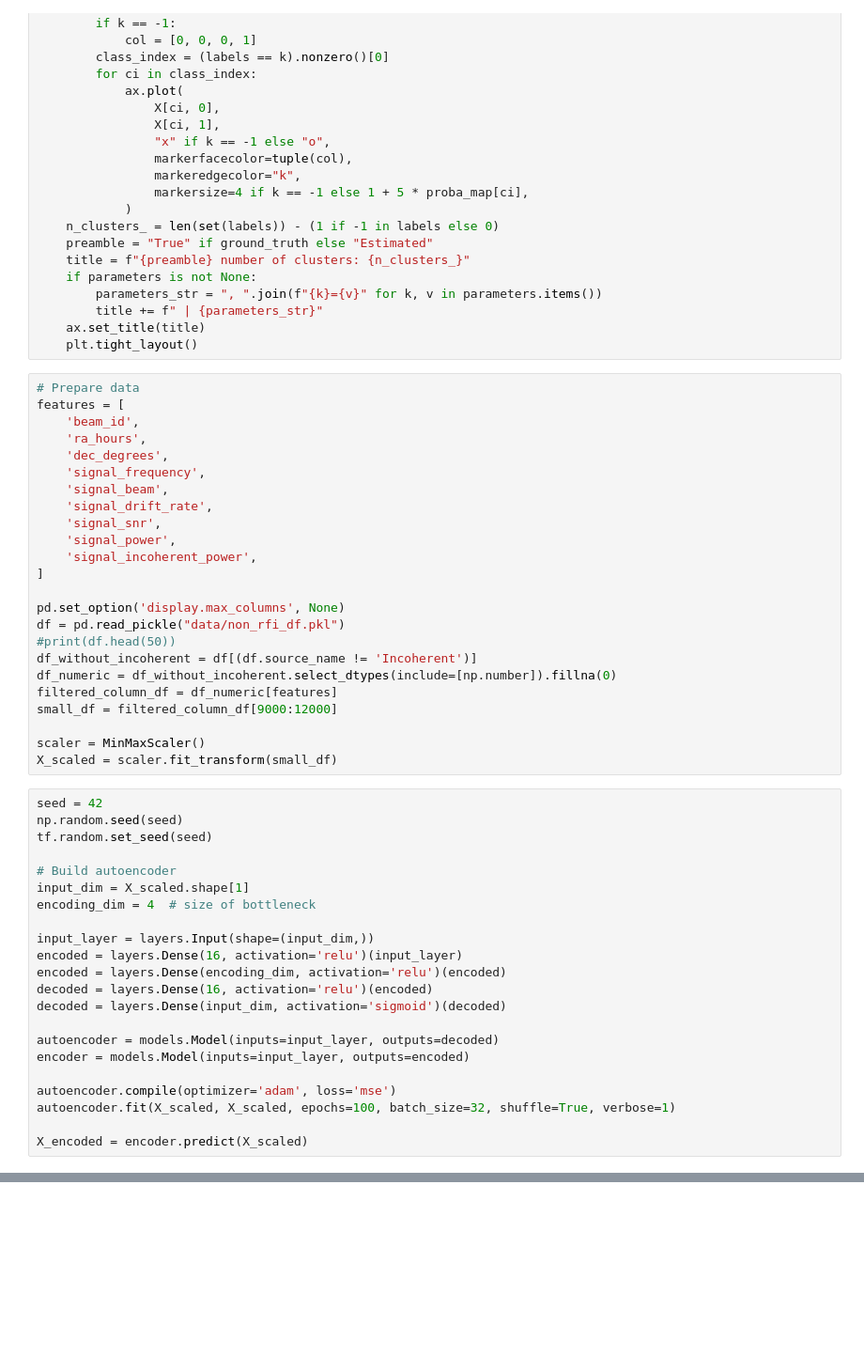
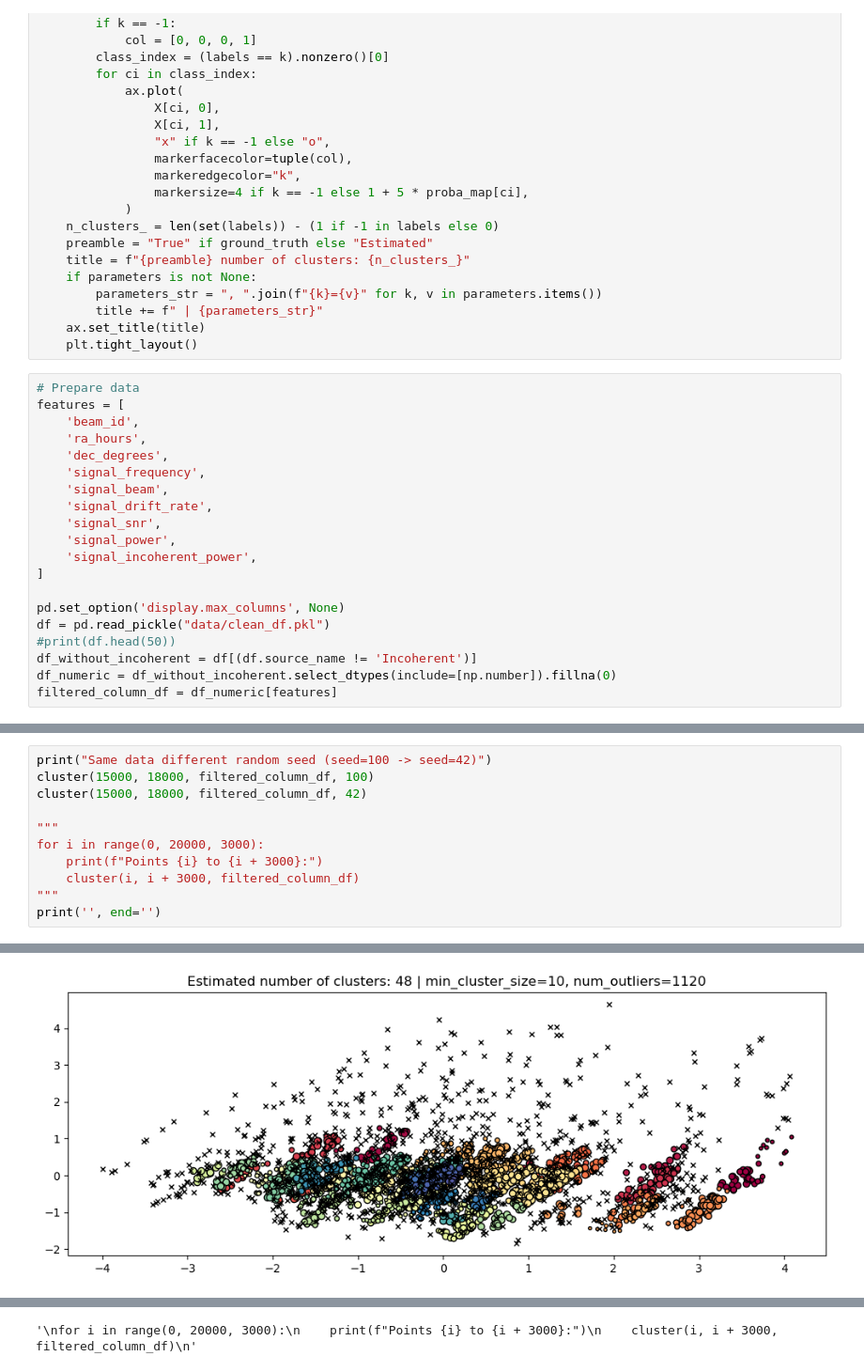
Before and after one commit to jmotamarry/cosmic-testing, a Jupyter notebook: cosmic_clustering.ipynb, the cells around one changed output, grey strips where cells are left out. Shown: that part at 94% size. Saved outputs shown, nothing was run; the diff lists cells and outputs as text; blank space fills up the shorter version.

Commit message:
add random seed, improve clustering usability, test different seeds

```diff
--- a/cosmic_clustering.ipynb
+++ b/cosmic_clustering.ipynb
@@ -52,34 +60,8 @@ features = [
 ]
 
 pd.set_option('display.max_columns', None)
-df = pd.read_pickle("data/non_rfi_df.pkl")
+df = pd.read_pickle("data/clean_df.pkl")
 #print(df.head(50))
 df_without_incoherent = df[(df.source_name != 'Incoherent')]
 df_numeric = df_without_incoherent.select_dtypes(include=[np.number]).fillna(0)
 filtered_column_df = df_numeric[features]
-small_df = filtered_column_df[9000:12000]
-
-scaler = MinMaxScaler()
-X_scaled = scaler.fit_transform(small_df)
-# %%
-seed = 42
-np.random.seed(seed)
-tf.random.set_seed(seed)
-
-# Build autoencoder
-input_dim = X_scaled.shape[1]
-encoding_dim = 4  # size of bottleneck
-
-input_layer = layers.Input(shape=(input_dim,))
-encoded = layers.Dense(16, activation='relu')(input_layer)
-encoded = layers.Dense(encoding_dim, activation='relu')(encoded)
-decoded = layers.Dense(16, activation='relu')(encoded)
-decoded = layers.Dense(input_dim, activation='sigmoid')(decoded)
-
-autoencoder = models.Model(inputs=input_layer, outputs=decoded)
-encoder = models.Model(inputs=input_layer, outputs=encoded)
-
-autoencoder.compile(optimizer='adam', loss='mse')
-autoencoder.fit(X_scaled, X_scaled, epochs=100, batch_size=32, shuffle=True, verbose=1)
-
-X_encoded = encoder.predict(X_scaled)
@@ -129,0 +141,12 @@ plt.show()
+# %%
+print("Same data different random seed (seed=100 -> seed=42)")
+cluster(15000, 18000, filtered_column_df, 100)
+cluster(15000, 18000, filtered_column_df, 42)
+
+"""
+for i in range(0, 20000, 3000):
+    print(f"Points {i} to {i + 3000}:")
+    cluster(i, i + 3000, filtered_column_df)
+"""
+print('', end='')
+# %% [output]
@@ -129,0 +155 @@ plt.show()
+[figure, added]
@@ -129,0 +158 @@ plt.show()
+'\nfor i in range(0, 20000, 3000):\n    print(f"Points {i} to {i + 3000}:")\n    cluster(i, i + 3000, filtered_column_df)\n'
```
Also changed, not shown: parts of 7 cells of this notebook, 2 other files.
